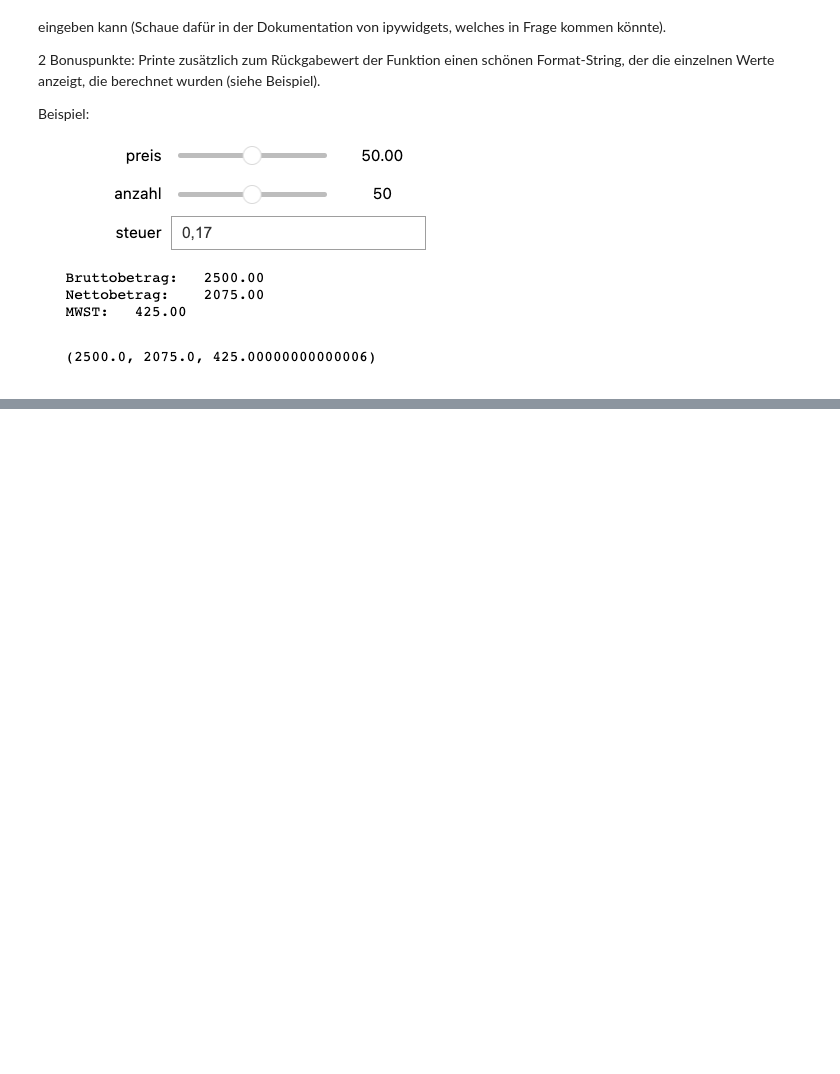
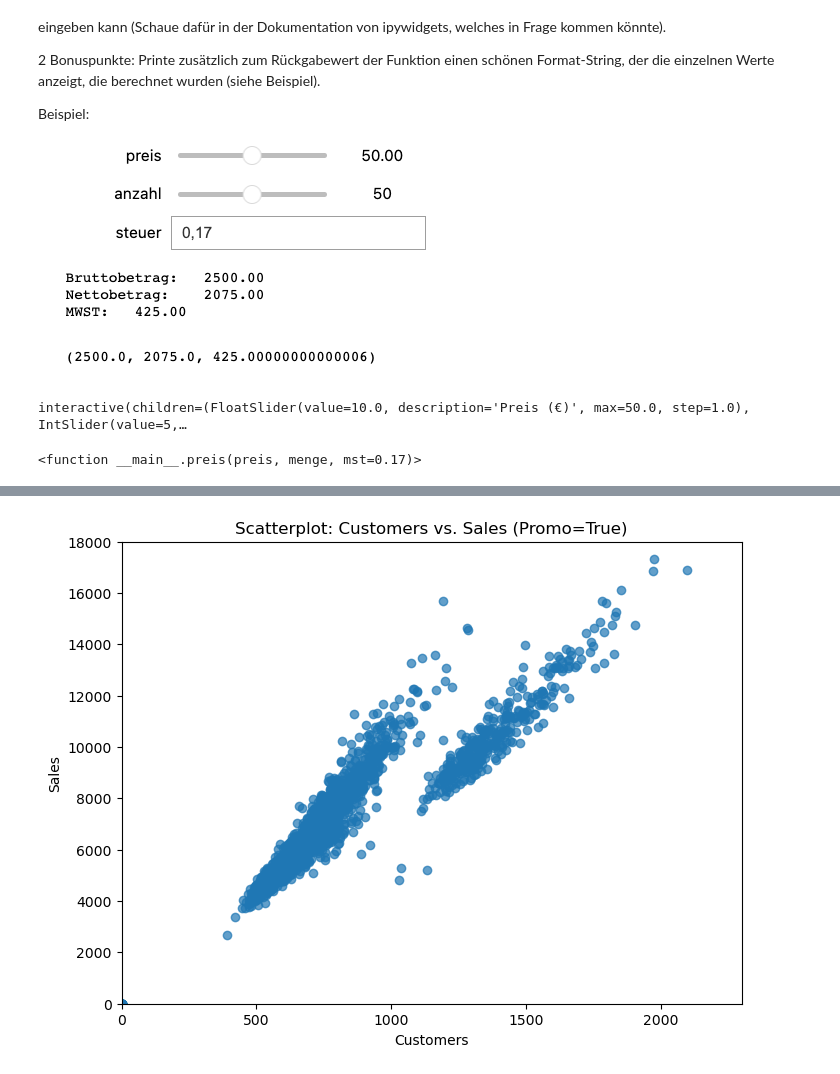
Before and after one commit to olgaweissbeck/20230802_2.2_Lernkontrolle_Diagramme_bis_Git, a Jupyter notebook: 20230802_2.2_Lernkontrolle_Diagramme_bis_GIT.ipynb, the cells around one changed output, grey strips where cells are left out. Cells and saved outputs as stored; diff of their text form; code cells hidden in the pictures; blank space fills up the shorter version.

```diff
--- a/20230802_2.2_Lernkontrolle_Diagramme_bis_GIT.ipynb
+++ b/20230802_2.2_Lernkontrolle_Diagramme_bis_GIT.ipynb
@@ -39,6 +100,23 @@ Mache die Funktion anschließend interaktiv, sodass man die Stückzahl und den P
 Beispiel:
 
 ![image-3.png](attachment:image-3.png)
+# %%
+import ipywidgets as widgets
+from ipywidgets import interact
+
+def preis(preis, menge, mst=0.17):
+    bruttobetrag = preis * menge
+    mehrwertsteuer = bruttobetrag * mst
+    return bruttobetrag, mehrwertsteuer, menge
+
+preis_slider = widgets.FloatSlider(value=10, min=0, max=50.00, step=1, description='Preis (€)')
+menge_slider = widgets.IntSlider(value=5, min=1, max=50, description='Menge')
+mst_slider = widgets.FloatSlider(value=0.17, min=0, max=1, step=0.01, description='Mehrwertsteuersatz')
+
+interact(preis, preis=preis_slider, menge=menge_slider, mst=mst_slider)
+# %% [output]
+interactive(children=(FloatSlider(value=10.0, description='Preis (€)', max=50.0, step=1.0), IntSlider(value=5,…
+<function __main__.preis(preis, menge, mst=0.17)>
 # %% [markdown]
 **b)** Erstelle eine Funktion, welche ein Argument `promo` annimmt, welches entweder `True` oder `False` ist. Die Funktion soll sich von dem in Aufgabe 1 eingelesenen DataFrame nur die Zeilen raussuchen, in welchen die "Promo" Spalte mit der übergebenen Variable `promo` übereinstimmt. Von diesem Subset soll ein Scatterplot erstellt werden mit `"Customers"` auf der x-Achse und `"Sales"` auf der y-Achse. Fixiere die x-Achsen Limits bei (0, 2300) und die y-Achsen Limits bei (0, 18000).
 
@@ -51,3 +129,23 @@ Beispiel:
 ![image-2.png](attachment:image-2.png)
 
 ![image-3.png](attachment:image-3.png)
+# %%
+
+def scatterplot_promo(promo):
+    subset_df = df[df["Promo"] == promo]
+
+    plt.figure(figsize=(8, 6))
+    plt.scatter(subset_df["Customers"], subset_df["Sales"], alpha=0.7)
+
+    plt.xlabel("Customers")
+    plt.ylabel("Sales")
+    plt.title("Scatterplot: Customers vs. Sales (Promo={})".format(promo))
+
+    plt.xlim(0, 2300)
+    plt.ylim(0, 18000)
+
+    plt.show()
+
+scatterplot_promo(True)
+# %% [output]
+[figure, added]
```
Also changed, not shown: parts of 7 cells of this notebook.
